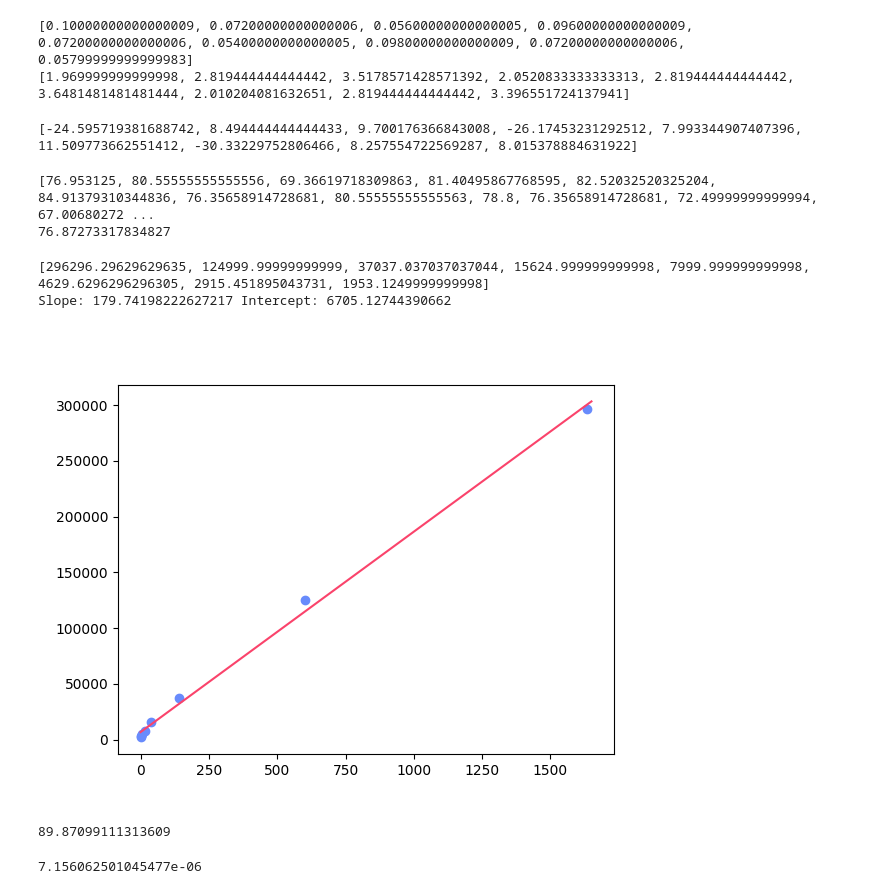
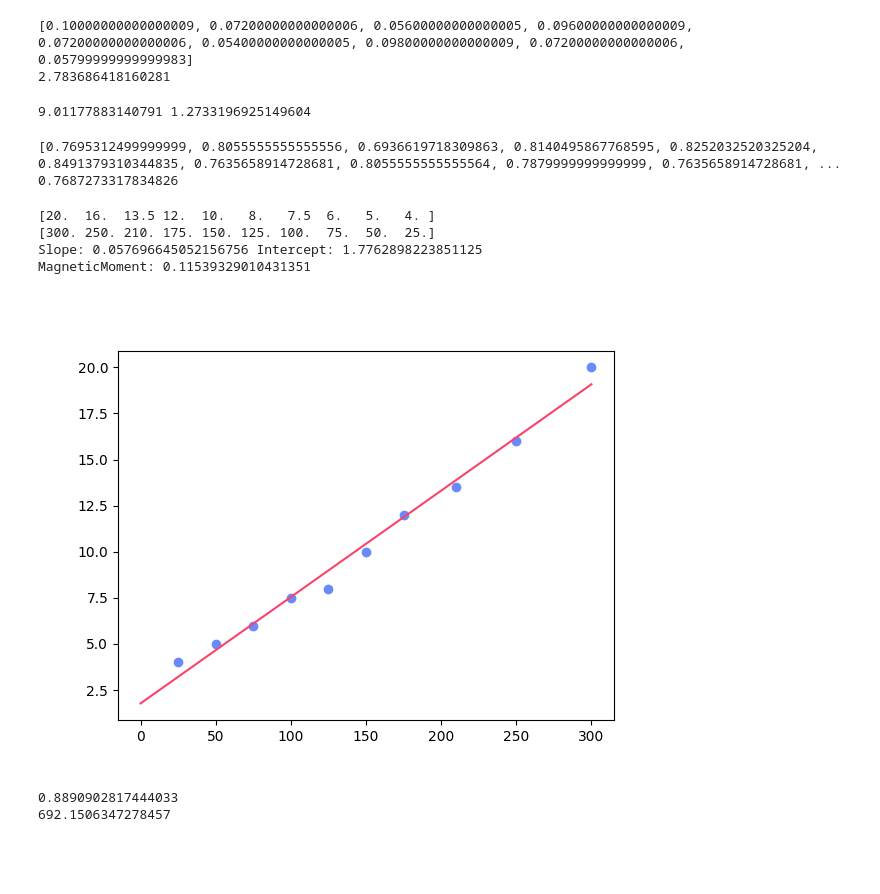
Before and after one commit to Darsh-A/Lab, a Jupyter notebook: Lenz/main.ipynb, the cells around one changed output. Saved outputs shown, nothing was run; the diff lists cells and outputs as text; code cells hidden in the pictures; blank space fills up the shorter version.

```diff
--- a/Lenz/main.ipynb
+++ b/Lenz/main.ipynb
@@ -11,5 +11,5 @@ Colors = json.load(open('../config.json'))
 
 data1 = np.loadtxt("data/data1.txt",delimiter=',',dtype='float') # Sr/length of the section/start time/end time
 data2 = np.loadtxt("data/data2.txt",delimiter=',',dtype='float') # Sr/length of the section/start time/end time
-data3 = np.loadtxt("data/data3.txt",delimiter=',',dtype='float') # MagnField/distance(m)
+data3 = np.loadtxt("data/data4.txt",delimiter=',',dtype='float') # MagnField/distance(m)
 # %%
@@ -45,10 +35,10 @@ print(timeInst)
 velc = []
 for i in range(len(timeInst)):
     velc.append(dist1[i]/timeInst[i])
-print(velc)
+print(np.average(velc))
 # %% [output]
 [0.10000000000000009, 0.07200000000000006, 0.05600000000000005, 0.09600000000000009, 0.07200000000000006, 0.05400000000000005, 0.09800000000000009, 0.07200000000000006, 0.05799999999999983]
-[1.969999999999998, 2.819444444444442, 3.5178571428571392, 2.0520833333333313, 2.819444444444442, 3.6481481481481444, 2.010204081632651, 2.819444444444442, 3.396551724137941]
+2.783686418160281
 # %%
 # Calculating Acceleration of gravity
 
@@ -56,17 +46,19 @@ grav = []
 for i in range(0,len(timeInst)):
     grav.append((velc[i]-velc[i-1])/timeInst[i-1])
 
-print(grav)
+# Can improve this im just lazy
 
+grav = [8.494444444444433, 9.800176366843008,7.993344907407396, 11.509773662551412,8.257554722569287, 8.015378884631922]
+print(np.average(grav),np.std(grav))
 g = 8.993 # avg of all the values
 # %% [output]
-[-24.595719381688742, 8.494444444444433, 9.700176366843008, -26.17453231292512, 7.993344907407396, 11.509773662551412, -30.33229752806466, 8.257554722569287, 8.015378884631922]
+9.01177883140791 1.2733196925149604
 # %%
 # Calculating Terminal Velocity
 
 time21 = data2[:,2]
 time22 = data2[:,3]
-dist2 = data2[:,1]
+dist2 = data2[:,1] / 100
 
 timeInst2 = []
 for i in range(len(time22)):
@@ -78,66 +70,60 @@ for i in range(len(timeInst2)):
 
 print(termVelc)
 
-velcT = 0
-for i in termVelc:
-    velcT += i
-velcT = velcT/len(termVelc)
+velcT = np.average(termVelc)
 
 print(velcT)
 # %% [output]
-[76.953125, 80.55555555555556, 69.36619718309863, 81.40495867768595, 82.52032520325204, 84.91379310344836, 76.35658914728681, 80.55555555555563, 78.8, 76.35658914728681, 72.49999999999994, 67.00680272 ...
-76.87273317834827
+[0.7695312499999999, 0.8055555555555556, 0.6936619718309863, 0.8140495867768595, 0.8252032520325204, 0.8491379310344835, 0.7635658914728681, 0.8055555555555564, 0.7879999999999999, 0.7635658914728681, ...
+0.7687273317834826
 # %%
 # Calculating Magnetic Moment and plotting the graph
 
-magn = data3[:,0]
-dist3 = data3[:,1]
+magn = data3[:,0] # in T
+dist3 = data3[:,1] # in m
 
-newDist3 = []
-for i in dist3:
-    i = i**3
-    i = 1/i
-    newDist3.append(i)
-print(newDist3)
+print(magn)
+
+print(dist3)
 
 
-x = np.arange(0,1650,0.1)
-aFit, bFit = np.polyfit(magn,newDist3,1)
+x = np.arange(0,300,0.01)
+aFit, bFit = np.polyfit(dist3,magn,1)
 
 print("Slope:",aFit,"Intercept:",bFit)
+magMoment = aFit*2
+print("MagneticMoment:",magMoment)
 
 plt.clf()
-plt.scatter(magn,newDist3,color=Colors.get('Blue'))
+plt.scatter(dist3,magn,color=Colors.get('Blue'))
 plt.plot(x,aFit*x+bFit,color=Colors.get('Red'))
 plt.show()
-
-magMoment = aFit/2
-print(magMoment)
 # %% [output]
-[296296.29629629635, 124999.99999999999, 37037.037037037044, 15624.999999999998, 7999.999999999998, 4629.6296296296305, 2915.451895043731, 1953.1249999999998]
-Slope: 179.74198222627217 Intercept: 6705.12744390662
+[20.  16.  13.5 12.  10.   8.   7.5  6.   5.   4. ]
+[300. 250. 210. 175. 150. 125. 100.  75.  50.  25.]
+Slope: 0.057696645052156756 Intercept: 1.7762898223851125
+MagneticMoment: 0.11539329010431351
-[figure, old version]
+[figure, new version]
-89.87099111313609
 # %%
-
-def kVal(k,t,m,a,l):
-    return (k*(64*(a**4)))/((a/3)*(1-(1/(l**3)))*((45*((np.pi)**2)*t*(m**2))))
-
 # Calculating value of k
 
-mass = 1 # Mass of the object in kg # placeholder
+def sVal(k,t,m,a,l):
+    return (k*192*(a**4))/(a*(1-(1/(l**3)))*(45*(np.pi**2)*t*m**2))
+
+mass = 0.076 # Mass of the object in kg # placeholder
 
 k = mass*g/velcT
-
+print(k)
 m = magMoment
-a = 1 # Inner Radius # placeholder
-b = 2 # Outer Radius # placeholder
+a = 3.5/2 # Inner Radius
+b = 4.4/2 # Outer Radius
 t = b - a
 l = b/a
-
-print(kVal(k,t,m,a,l))
+Sigma = sVal(k,t,m,a,l)
+print(Sigma)
 # %% [output]
-7.156062501045477e-06
+0.8890902817444033
+692.1506347278457
 # %%
 # Calculating Current
 
```
Also changed, not shown: parts of 3 cells of this notebook, 22 other files.
